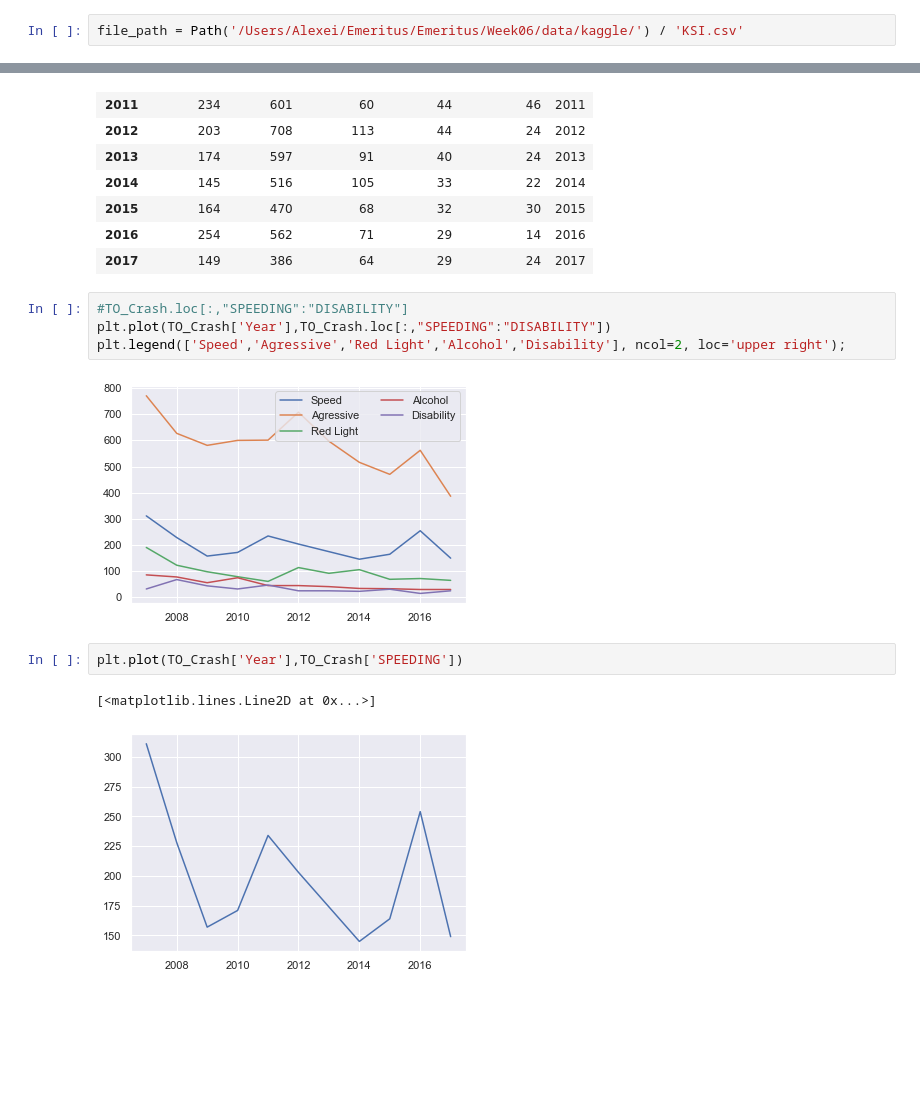
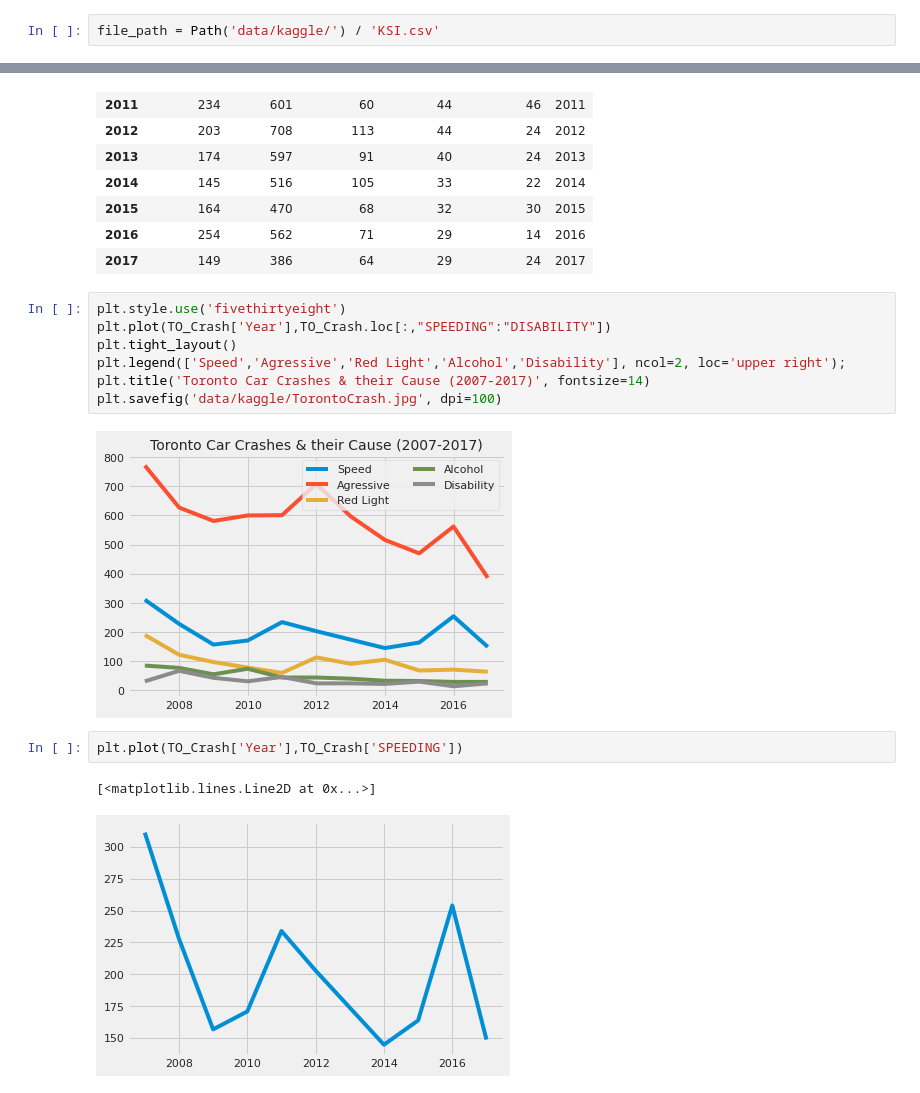
Before and after one commit to alexeimarcilio/Emeritus, a Jupyter notebook: Week06/KSI.ipynb, the cells around one changed output, grey strips where cells are left out. Saved outputs shown, nothing was run; the diff lists cells and outputs as text; blank space fills up the shorter version.

Commit message:
week07

```diff
--- a/Week06/KSI.ipynb
+++ b/Week06/KSI.ipynb
@@ -4,7 +4,7 @@ import numpy as np
 from pathlib import Path
 import seaborn as sns
 # %%
-file_path = Path('/Users/Alexei/Emeritus/Emeritus/Week06/data/kaggle/') / 'KSI.csv'
+file_path = Path('data/kaggle/') / 'KSI.csv'
 # %%
 df = pd.read_csv(file_path)
 # %%
@@ -59,13 +59,16 @@ TO_Crash
 | 2016 | 254 | 562 | 71 | 29 | 14 | 2016 |
 | 2017 | 149 | 386 | 64 | 29 | 24 | 2017 |
 # %%
-#TO_Crash.loc[:,"SPEEDING":"DISABILITY"]
+plt.style.use('fivethirtyeight')
 plt.plot(TO_Crash['Year'],TO_Crash.loc[:,"SPEEDING":"DISABILITY"])
+plt.tight_layout()
 plt.legend(['Speed','Agressive','Red Light','Alcohol','Disability'], ncol=2, loc='upper right');
+plt.title('Toronto Car Crashes & their Cause (2007-2017)', fontsize=14)
+plt.savefig('data/kaggle/TorontoCrash.jpg', dpi=100)
 # %% [output]
-[figure, old version]
+[figure, new version]
 # %%
 plt.plot(TO_Crash['Year'],TO_Crash['SPEEDING'])
 # %% [output]
 [<matplotlib.lines.Line2D at 0x...>]
-[figure, old version]
+[figure, new version]
```
Also changed, not shown: 38 other files.
